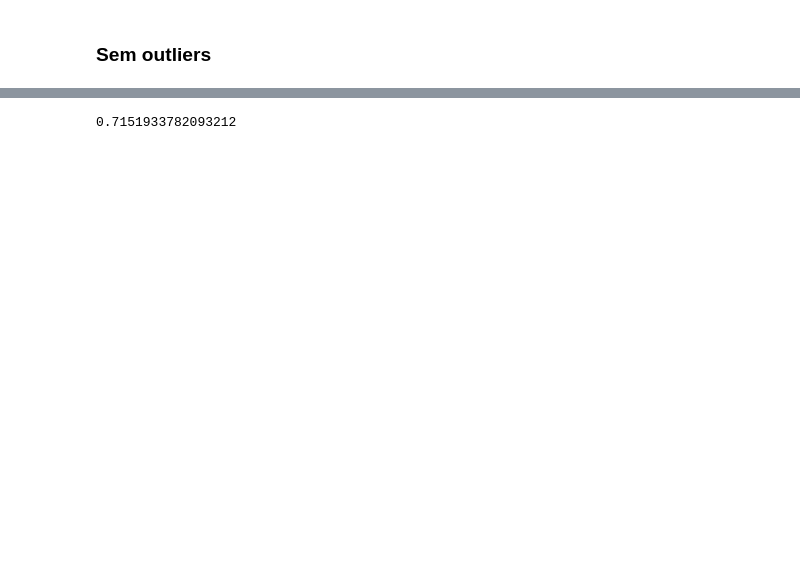
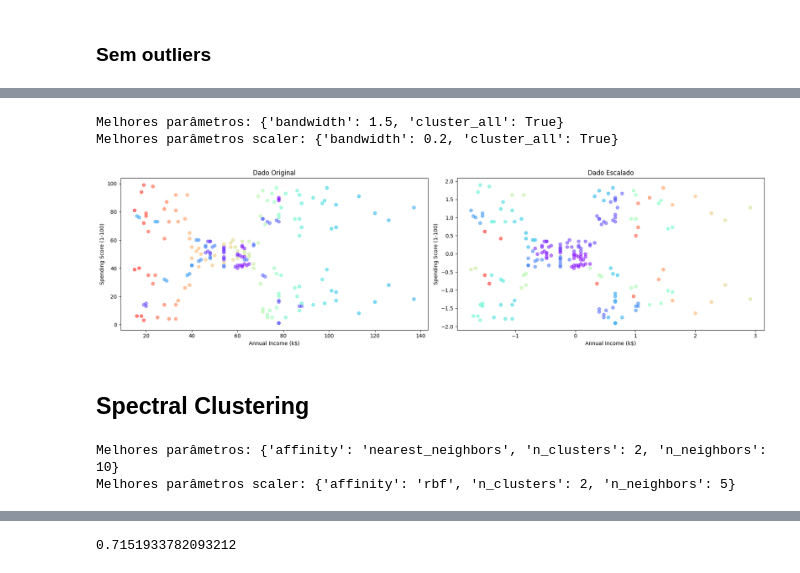
Before and after one commit to MCardosoDev/F_Clusterizacao, a Jupyter notebook: clusterizacao.ipynb, the cells around one changed output, grey strips where cells are left out. Cells and saved outputs as stored; diff of their text form; code cells hidden in the pictures; blank space fills up the shorter version.

```diff
--- a/clusterizacao.ipynb
+++ b/clusterizacao.ipynb
@@ -216,0 +292,67 @@ plt.show()
+# %%
+mean_shift = MeanShift()
+
+param_grid = {
+    'bandwidth': [0.1, 0.2, 0.5, 1.0, 1.5],  # Largura da banda (bandwidth)
+    'cluster_all': [True, False],  # Se deve ou não criar um cluster para os pontos "outliers"
+}
+
+grid_search = GridSearchCV(estimator=mean_shift, param_grid=param_grid, cv=5, scoring=silhouette_scorer)
+grid_search_scaler = GridSearchCV(estimator=mean_shift, param_grid=param_grid, cv=5, scoring=silhouette_scorer)
+grid_search.fit(X)
+grid_search_scaler.fit(X_scaler)
+
+print("Melhores parâmetros:", grid_search.best_params_)
+print("Melhores parâmetros scaler:", grid_search_scaler.best_params_)
+
+best_mean_shift = grid_search.best_estimator_
+best_mean_shift_scaler = grid_search_scaler.best_estimator_
+mean_shift_labels = best_mean_shift.fit_predict(X)
+mean_shift_labels_scaler = best_mean_shift_scaler.fit_predict(X_scaler)
+# %% [output]
+Melhores parâmetros: {'bandwidth': 1.5, 'cluster_all': True}
+Melhores parâmetros scaler: {'bandwidth': 0.2, 'cluster_all': True}
+# %%
+plt.subplot(1, 2, 1)
+plt.scatter(df[['Annual Income (k$)']], df[['Spending Score (1-100)']], c=mean_shift_labels, alpha=0.5, cmap='rainbow')
+plt.title('Dado Original')
+plt.xlabel('Annual Income (k$)')
+plt.ylabel('Spending Score (1-100)')
+
+plt.subplot(1, 2, 2)
+plt.scatter(X_scaler[:, 0], X_scaler[:, 1], c=mean_shift_labels_scaler, alpha=0.5, cmap='rainbow') # type: ignore
+plt.title('Dado Escalado')
+plt.xlabel('Annual Income (k$)')
+plt.ylabel('Spending Score (1-100)')
+
+plt.rcParams['figure.figsize'] = (18, 5)
+plt.tight_layout()
+plt.show()
+# %% [output]
+[figure, added]
+# %% [markdown]
+## Spectral Clustering
+# %%
+spectral_clustering = SpectralClustering()
+
+param_grid = {
+    'n_clusters': [2, 3, 4, 5],  # Teste diferentes números de clusters
+    'affinity': ['nearest_neighbors', 'rbf'],  # Tipo de afinidade (proximidade)
+    'n_neighbors': [5, 10, 15],  # Número de vizinhos para 'nearest_neighbors'
+}
+
+grid_search = GridSearchCV(estimator=spectral_clustering, param_grid=param_grid, cv=5, scoring=silhouette_scorer)
+grid_search_scaler = GridSearchCV(estimator=spectral_clustering, param_grid=param_grid, cv=5, scoring=silhouette_scorer)
+grid_search.fit(X)
+grid_search_scaler.fit(X_scaler)
+
+print("Melhores parâmetros:", grid_search.best_params_)
+print("Melhores parâmetros scaler:", grid_search_scaler.best_params_)
+
+best_spectral_clustering = grid_search.best_estimator_
+best_spectral_clustering_scaler = grid_search_scaler.best_estimator_
+spectral_clustering_labels = best_spectral_clustering.fit_predict(X)
+spectral_clustering_labels_scaler = best_spectral_clustering_scaler.fit_predict(X_scaler)
+# %% [output]
+Melhores parâmetros: {'affinity': 'nearest_neighbors', 'n_clusters': 2, 'n_neighbors': 10}
+Melhores parâmetros scaler: {'affinity': 'rbf', 'n_clusters': 2, 'n_neighbors': 5}
```
Also changed, not shown: parts of 34 cells of this notebook.
